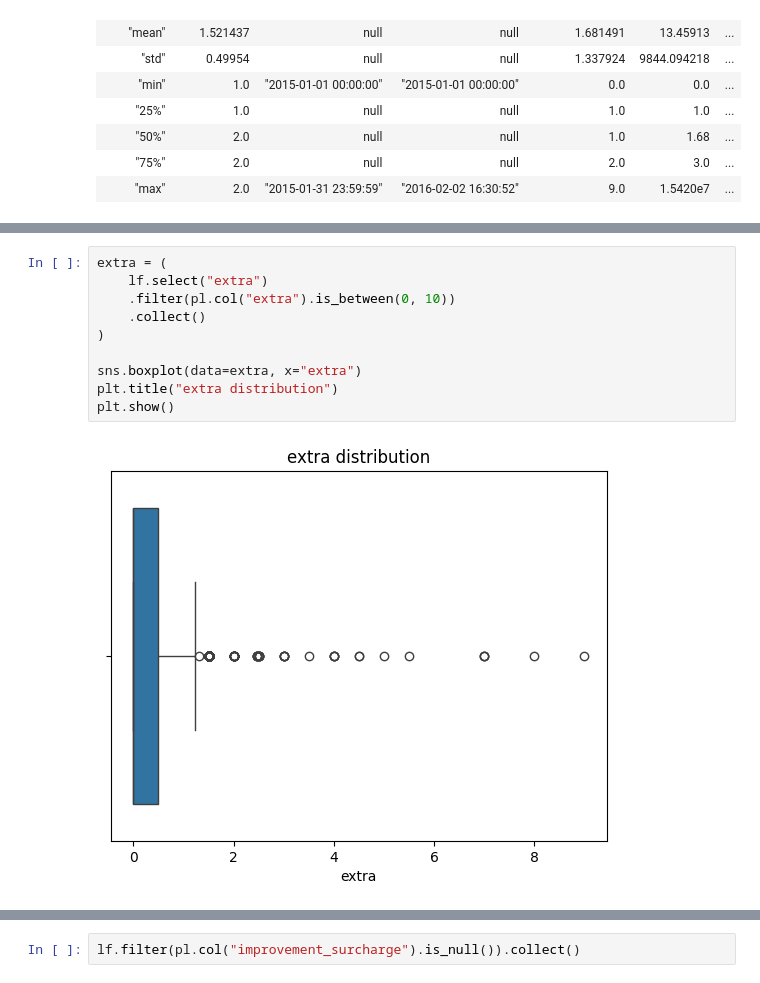
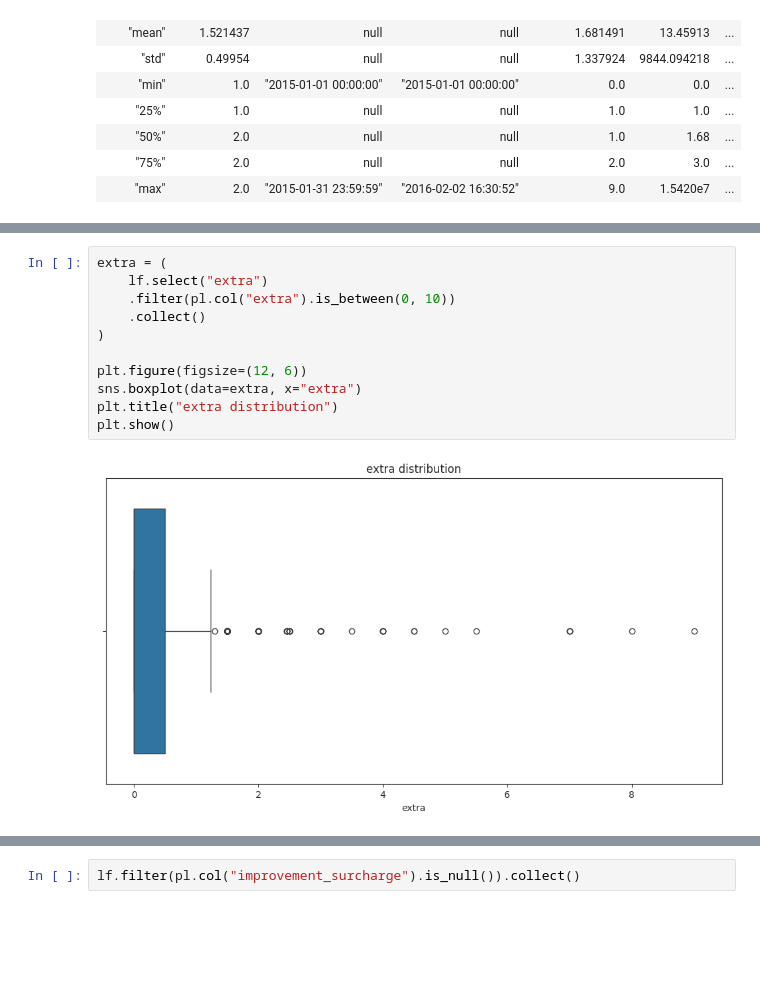
Before and after one commit to HugoBSantos/yellow-taxi-trip-data, a Jupyter notebook: notebooks/01_eda.ipynb, the cells around one changed output, grey strips where cells are left out. Cells and saved outputs as stored; diff of their text form; blank space fills up the shorter version.

```diff
--- a/notebooks/01_eda.ipynb
+++ b/notebooks/01_eda.ipynb
@@ -92,15 +94,16 @@ plt.show()
 # %%
 extra = (
     lf.select("extra")
     .filter(pl.col("extra").is_between(0, 10))
     .collect()
 )
 
+plt.figure(figsize=(12, 6))
 sns.boxplot(data=extra, x="extra")
 plt.title("extra distribution")
 plt.show()
 # %% [output]
-[figure, old version]
+[figure, new version]
 # %%
 tip_amount = (
     lf.select("tip_amount")
```
Also changed, not shown: parts of 5 cells of this notebook.
